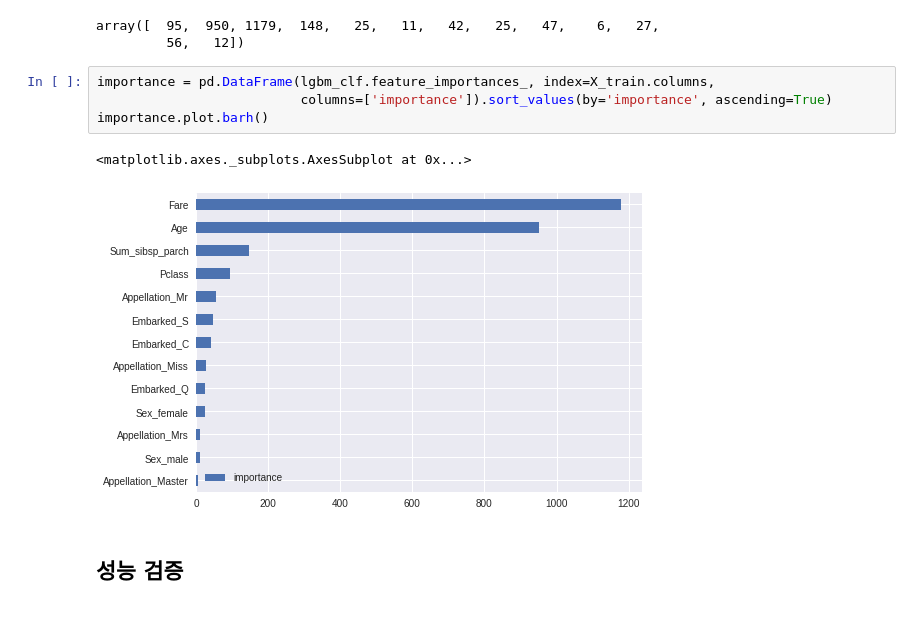
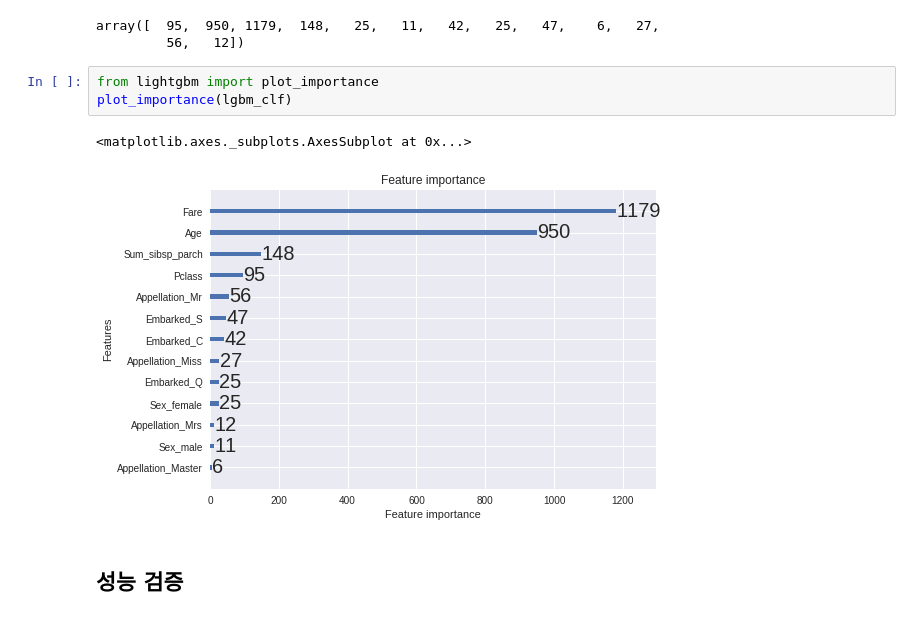
Before and after one commit to LeeSeungwon89/Kaggle_Dacon_Practice, a Jupyter notebook: Titanic_baseline_model.ipynb, the cells around one changed output. Cells and saved outputs as stored; diff of their text form.

```diff
--- a/Titanic_baseline_model.ipynb
+++ b/Titanic_baseline_model.ipynb
@@ -379,13 +381,12 @@ lgbm_clf.feature_importances_
 # %% [output]
 array([  95,  950, 1179,  148,   25,   11,   42,   25,   47,    6,   27,
          56,   12])
-# %%
-importance = pd.DataFrame(lgbm_clf.feature_importances_, index=X_train.columns,
-                          columns=['importance']).sort_values(by='importance', ascending=True)
-importance.plot.barh()
-# %% [output]
-<matplotlib.axes._subplots.AxesSubplot at 0x...>
-[figure, removed]
+# %%
+from lightgbm import plot_importance
+plot_importance(lgbm_clf)
+# %% [output]
+<matplotlib.axes._subplots.AxesSubplot at 0x...>
+[figure, added]
 # %% [markdown]
 ## **성능 검증**
 # %% [markdown]
```
Also changed, not shown: parts of 1 cell of this notebook.
